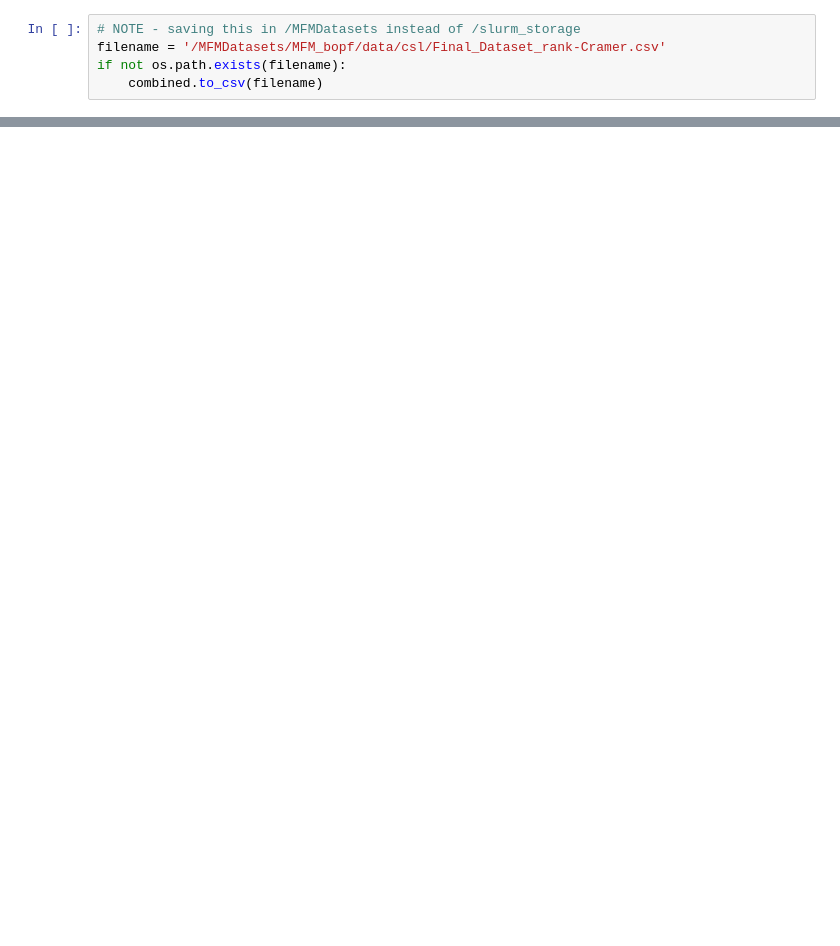
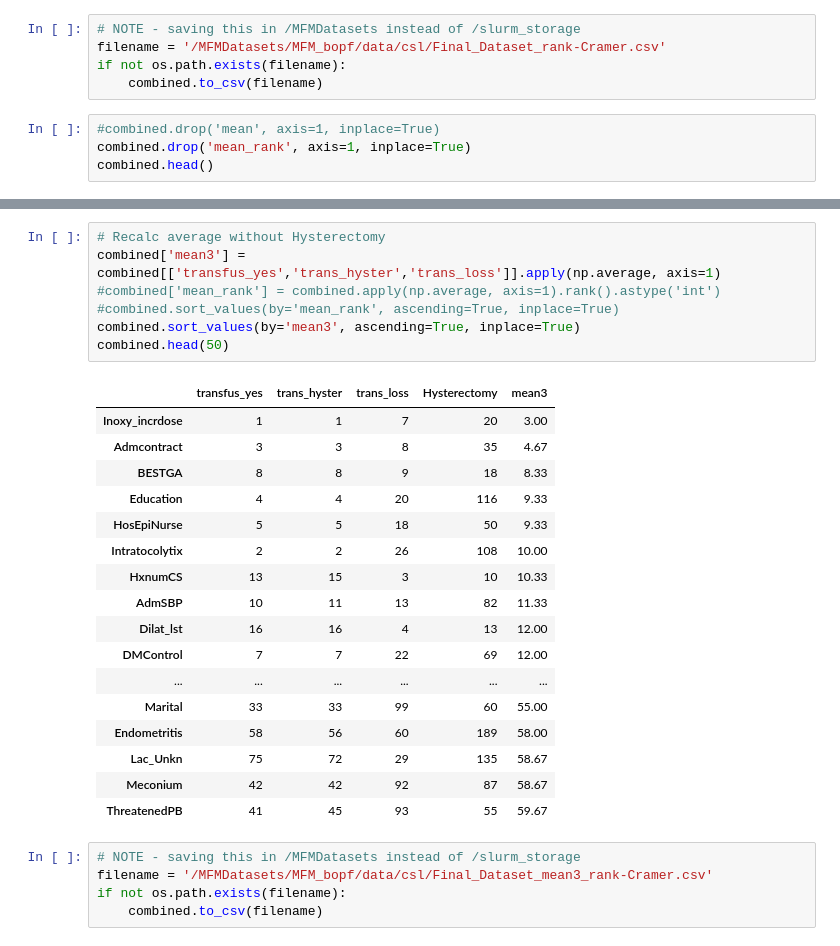
Before and after one commit to lhncbc/MFM_bopf, a Jupyter notebook: src/imbl/finalCramerDatasetRank.ipynb, the cells around one changed output, grey strips where cells are left out. Cells and saved outputs as stored; diff of their text form; blank space fills up the shorter version.

```diff
--- a/src/imbl/finalCramerDatasetRank.ipynb
+++ b/src/imbl/finalCramerDatasetRank.ipynb
@@ -92,3 +131,7 @@ combined.head(50)
 filename = '/MFMDatasets/MFM_bopf/data/csl/Final_Dataset_rank-Cramer.csv'
 if not os.path.exists(filename):
     combined.to_csv(filename)
+# %%
+#combined.drop('mean', axis=1, inplace=True)
+combined.drop('mean_rank', axis=1, inplace=True)
+combined.head()
@@ -94,0 +145,30 @@ if not os.path.exists(filename):
+# %%
+# Recalc average without Hysterectomy
+combined['mean3'] = combined[['transfus_yes','trans_hyster','trans_loss']].apply(np.average, axis=1)
+#combined['mean_rank'] = combined.apply(np.average, axis=1).rank().astype('int')
+#combined.sort_values(by='mean_rank', ascending=True, inplace=True)
+combined.sort_values(by='mean3', ascending=True, inplace=True)
+combined.head(50)
+# %% [output]
+|  | transfus_yes | trans_hyster | trans_loss | Hysterectomy | mean3 |
+| Inoxy_incrdose | 1 | 1 | 7 | 20 | 3.00 |
+| Admcontract | 3 | 3 | 8 | 35 | 4.67 |
+| BESTGA | 8 | 8 | 9 | 18 | 8.33 |
+| Education | 4 | 4 | 20 | 116 | 9.33 |
+| HosEpiNurse | 5 | 5 | 18 | 50 | 9.33 |
+| Intratocolytix | 2 | 2 | 26 | 108 | 10.00 |
+| HxnumCS | 13 | 15 | 3 | 10 | 10.33 |
+| AdmSBP | 10 | 11 | 13 | 82 | 11.33 |
+| Dilat_lst | 16 | 16 | 4 | 13 | 12.00 |
+| DMControl | 7 | 7 | 22 | 69 | 12.00 |
+| ... | ... | ... | ... | ... | ... |
+| Marital | 33 | 33 | 99 | 60 | 55.00 |
+| Endometritis | 58 | 56 | 60 | 189 | 58.00 |
+| Lac_Unkn | 75 | 72 | 29 | 135 | 58.67 |
+| Meconium | 42 | 42 | 92 | 87 | 58.67 |
+| ThreatenedPB | 41 | 45 | 93 | 55 | 59.67 |
+# %%
+# NOTE - saving this in /MFMDatasets instead of /slurm_storage
+filename = '/MFMDatasets/MFM_bopf/data/csl/Final_Dataset_mean3_rank-Cramer.csv'
+if not os.path.exists(filename):
+    combined.to_csv(filename)
```
Also changed, not shown: parts of 8 cells of this notebook, 4 other files.
